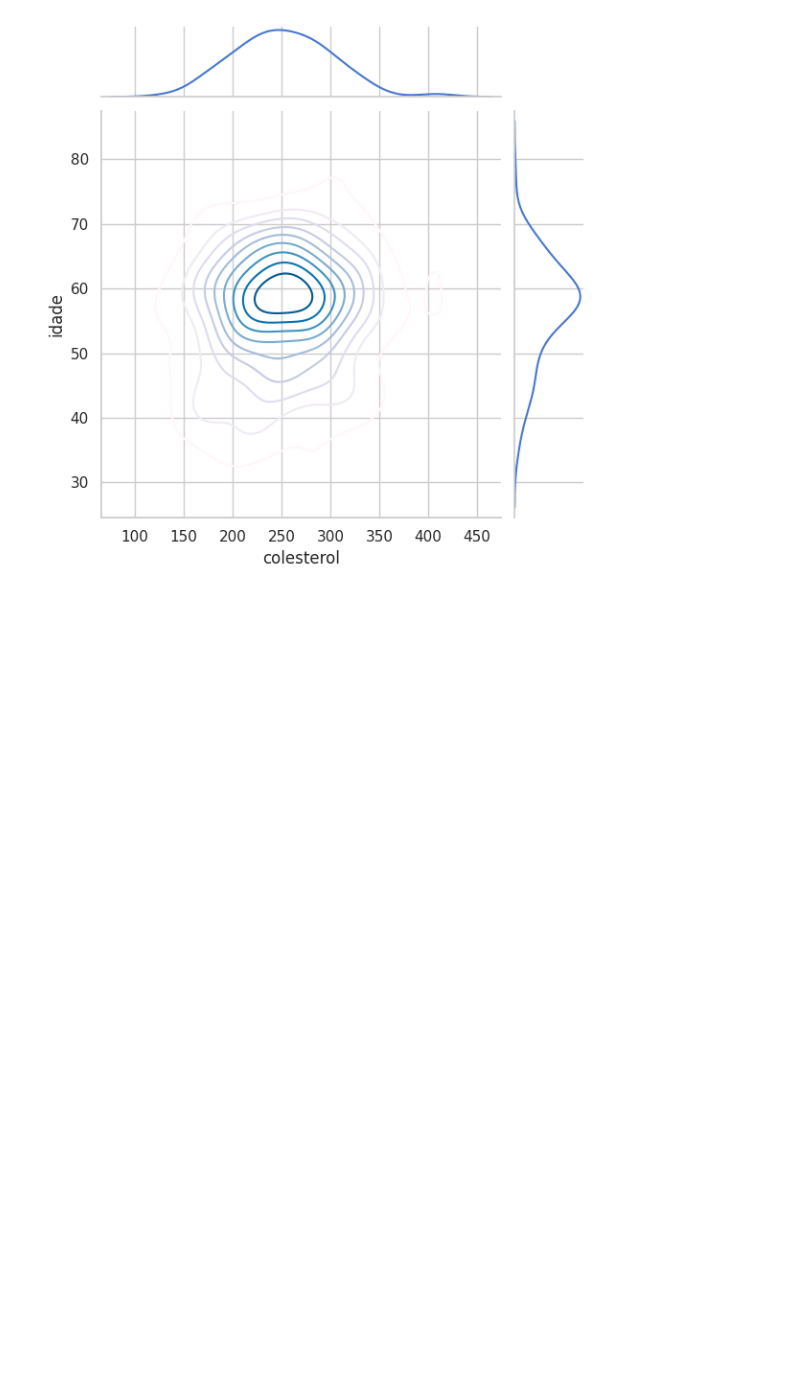
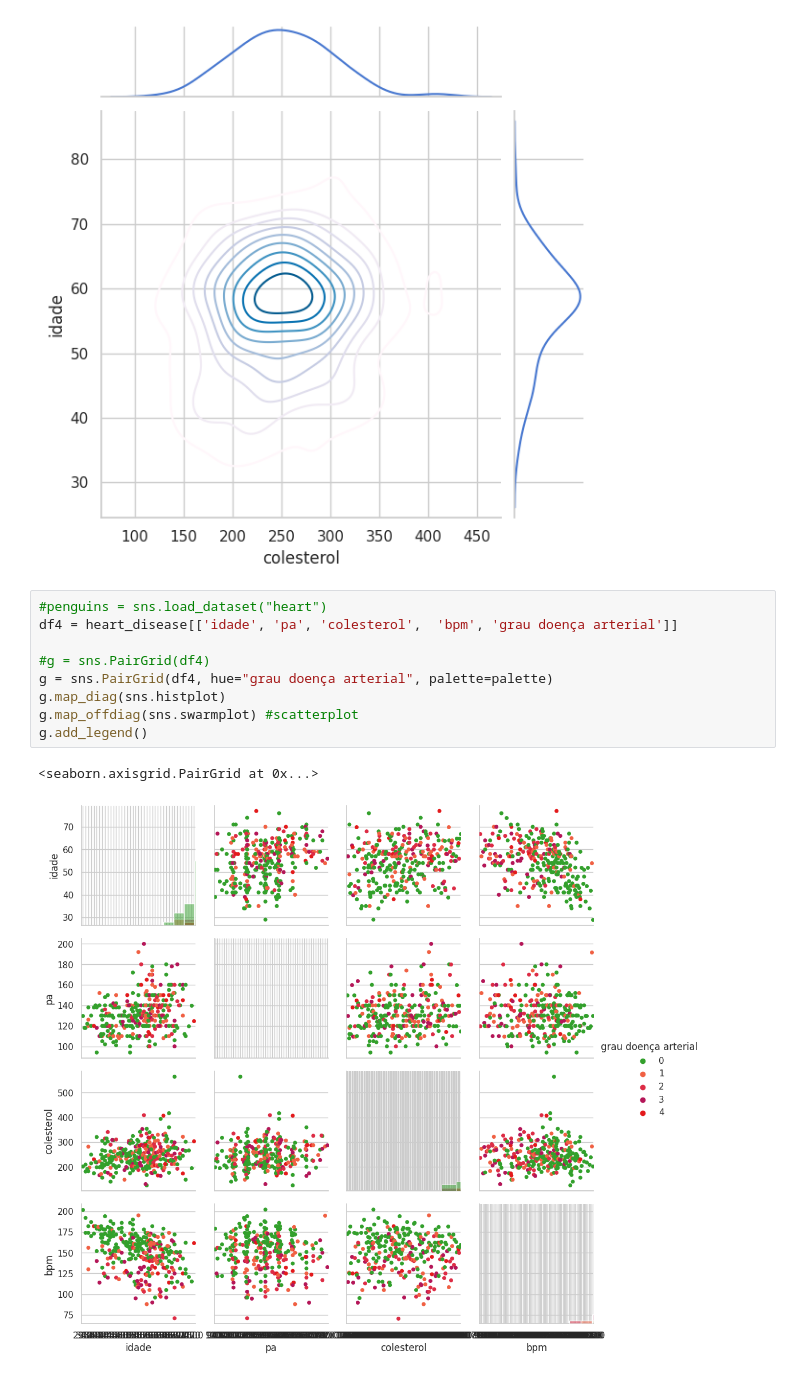
Before and after one commit to Z3Gu1/Notebooks, a Jupyter notebook: Coracao.ipynb, the cells around one changed output. Cells and saved outputs as stored; diff of their text form; blank space fills up the shorter version.

```diff
--- a/Coracao.ipynb
+++ b/Coracao.ipynb
@@ -358,3 +395,15 @@ sns.jointplot(data=df3,
 # %% [output]
 <seaborn.axisgrid.JointGrid at 0x...>
 [figure]
+# %%
+#penguins = sns.load_dataset("heart")
+df4 = heart_disease[['idade', 'pa', 'colesterol',  'bpm', 'grau doença arterial']]
+
+#g = sns.PairGrid(df4)
+g = sns.PairGrid(df4, hue="grau doença arterial", palette=palette)
+g.map_diag(sns.histplot)
+g.map_offdiag(sns.swarmplot) #scatterplot
+g.add_legend()
+# %% [output]
+<seaborn.axisgrid.PairGrid at 0x...>
+[figure, added]
```
Also changed, not shown: parts of 32 cells of this notebook.
